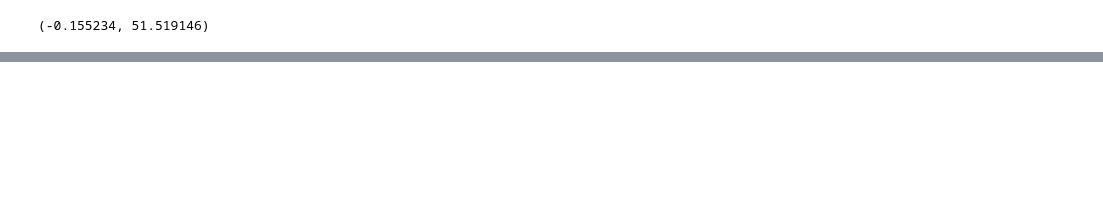
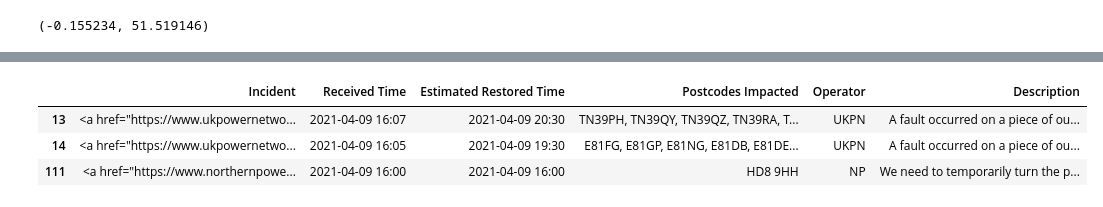
Before and after one commit to OSUKED/Outage-Watch, a Jupyter notebook: nbs/02-collation.ipynb, the cells around one changed output, grey strips where cells are left out. Saved outputs shown, nothing was run; the diff lists cells and outputs as text; code cells hidden in the pictures; blank space fills up the shorter version.

```diff
--- a/nbs/02-collation.ipynb
+++ b/nbs/02-collation.ipynb
@@ -260,0 +274,18 @@ JSON(outages_geojson)
+# %%
+df_outages_clean = pd.DataFrame()
+
+df_outages_clean['Incident'] = df_outages.agg(lambda x: f"<a href=\"{x['incident_url']}\" target=\"_blank\">{x['incident_id']}</a>", axis=1)
+df_outages_clean['Received Time'] = pd.to_datetime(df_outages['received_time']).dt.strftime('%Y-%m-%d %H:%M').fillna('Unknown')
+df_outages_clean['Estimated Restored Time'] = pd.to_datetime(df_outages['estimated_restored_time']).dt.strftime('%Y-%m-%d %H:%M').fillna('Unknown')
+df_outages_clean['Postcodes Impacted'] = df_outages['postcodes_impacted'].str.join(', ')
+df_outages_clean['Operator'] = df_outages['dno'].str.upper()
+df_outages_clean['Description'] = df_outages['description'].str.replace('\n', '<br>')
+
+df_outages_clean = df_outages_clean.sort_values('Received Time', ascending=False)
+
+df_outages_clean.head(3)
+# %% [output]
+|  | Incident | Received Time | Estimated Restored Time | Postcodes Impacted | Operator | Description |
+| 13 | <a href="https://www.ukpowernetwo... | 2021-04-09 16:07 | 2021-04-09 20:30 | TN39PH, TN39QY, TN39QZ, TN39RA, T... | UKPN | A fault occurred on a piece of ou... |
+| 14 | <a href="https://www.ukpowernetwo... | 2021-04-09 16:05 | 2021-04-09 19:30 | E81FG, E81GP, E81NG, E81DB, E81DE... | UKPN | A fault occurred on a piece of ou... |
+| 111 | <a href="https://www.northernpowe... | 2021-04-09 16:00 | 2021-04-09 16:00 | HD8 9HH | NP | We need to temporarily turn the p... |
```
Also changed, not shown: parts of 15 cells of this notebook, 18 other files.
